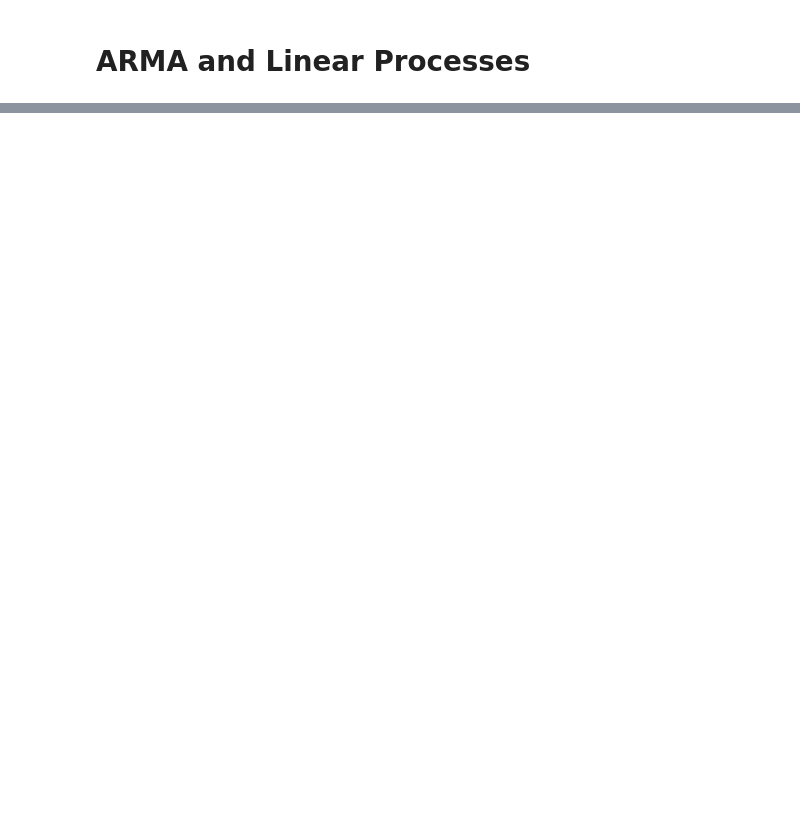
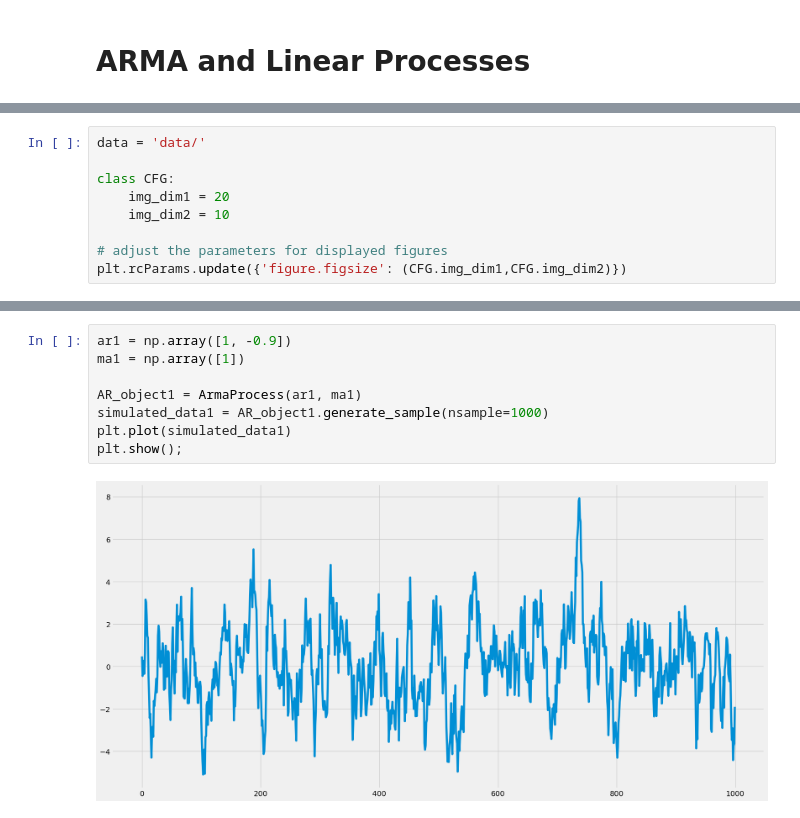
Before and after one commit to bachaudhry/time_series, a Jupyter notebook: ts_with_k/04_ARMA.ipynb, the cells around one changed output, grey strips where cells are left out. Cells and saved outputs as stored; diff of their text form; blank space fills up the shorter version.

Commit message:
sample ARMA forecasting

```diff
--- a/ts_with_k/04_ARMA.ipynb
+++ b/ts_with_k/04_ARMA.ipynb
@@ -36,0 +35,9 @@ ModuleNotFoundError: No module named 'fbprophet'
+# %%
+data = 'data/'
+
+class CFG:
+    img_dim1 = 20
+    img_dim2 = 10
+
+# adjust the parameters for displayed figures
+plt.rcParams.update({'figure.figsize': (CFG.img_dim1,CFG.img_dim2)})
@@ -36,0 +72,10 @@ ModuleNotFoundError: No module named 'fbprophet'
+# %%
+ar1 = np.array([1, -0.9])
+ma1 = np.array([1])
+
+AR_object1 = ArmaProcess(ar1, ma1)
+simulated_data1 = AR_object1.generate_sample(nsample=1000)
+plt.plot(simulated_data1)
+plt.show();
+# %% [output]
+[figure, added]
```
Also changed, not shown: parts of 26 cells of this notebook.
